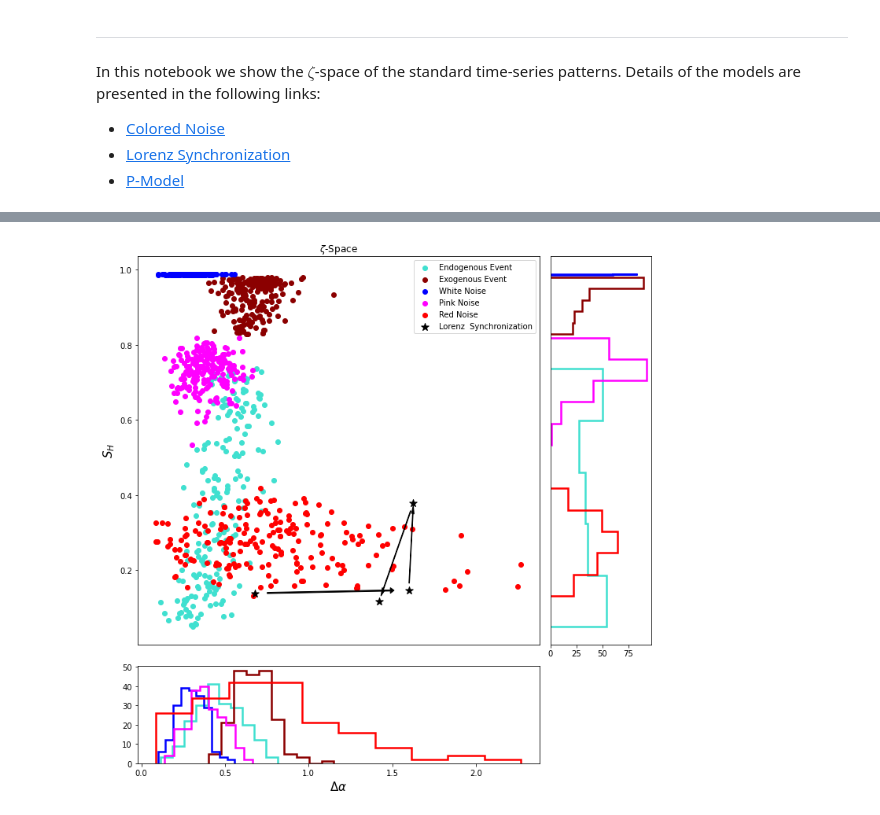
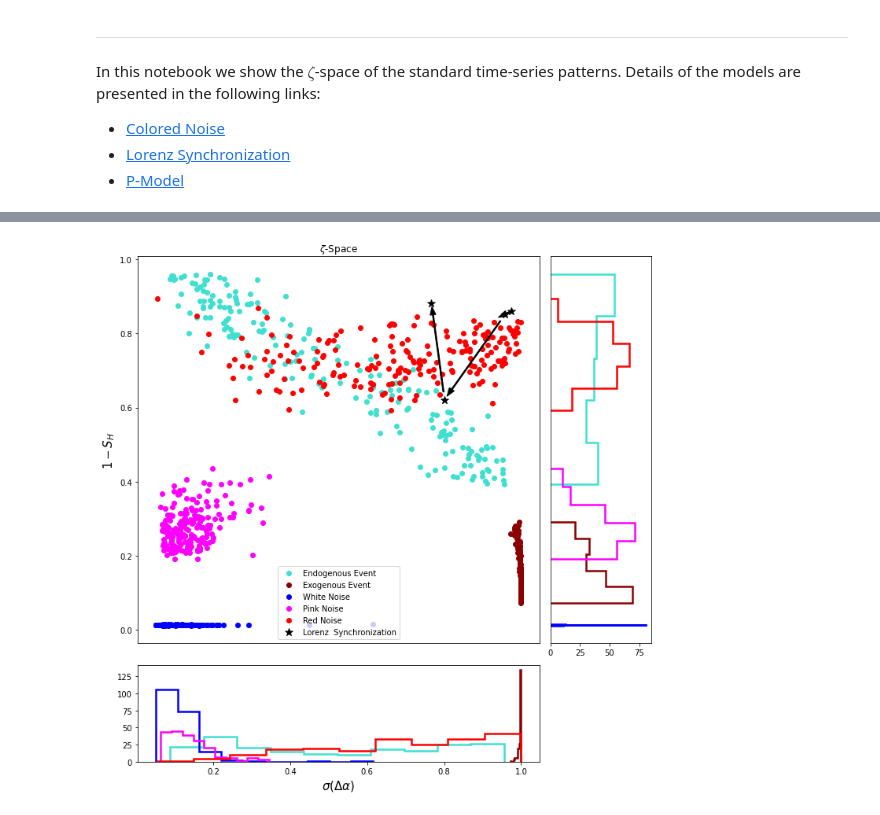
Before and after one commit to rsautter/Chi-Space, a Jupyter notebook: examples/ZetaSpace_AllStandardPatterns.ipynb, the cells around one changed output, grey strips where cells are left out. Saved outputs shown, nothing was run; the diff lists cells and outputs as text; code cells hidden in the pictures.

```diff
--- a/examples/ZetaSpace_AllStandardPatterns.ipynb
+++ b/examples/ZetaSpace_AllStandardPatterns.ipynb
@@ -43,50 +43,50 @@ lorenz['dspec'],lorenz['ddelta'] = 0.80*(lorenz.shift(periods=-1)-lorenz)['spect
 # %%
 from matplotlib.gridspec import GridSpec
 
 plt.figure(figsize=(10,10))
 
 gs = GridSpec(2, 2, width_ratios=[4, 1], height_ratios=[4, 1])
 
 plt.subplot(gs[0,0])
 plt.title(r"$\zeta$-Space")
-plt.scatter(endo['delta_alpha'], endo['spectral_entropy'],color='turquoise',label="Endogenous Event")
-plt.scatter(exo['delta_alpha'], exo['spectral_entropy'],color='darkred',label="Exogenous Event")
-plt.scatter(white['delta_alpha'], white['spectral_entropy'],color='blue',label="White Noise")
-plt.scatter(pink['delta_alpha'], pink['spectral_entropy'],color='magenta',label="Pink Noise")
-plt.scatter(red['delta_alpha'], red['spectral_entropy'],color='red',label="Red Noise")
+plt.scatter(endo['LDA'], endo['ISE'],color='turquoise',label="Endogenous Event")
+plt.scatter(exo['LDA'], exo['ISE'],color='darkred',label="Exogenous Event")
+plt.scatter(white['LDA'], white['ISE'],color='blue',label="White Noise")
+plt.scatter(pink['LDA'], pink['ISE'],color='magenta',label="Pink Noise")
+plt.scatter(red['LDA'], red['ISE'],color='red',label="Red Noise")
 
 for index,l in lorenz.dropna().iterrows():
   par = 0.1
-  plt.arrow(l['delta_alpha']+par*l['ddelta'], l['spectral_entropy']+par*l['dspec'],l['ddelta'],l['dspec'],color='k', head_width=0.015,width=0.003)
+  plt.arrow(l['LDA']+par*l['ddelta'], l['ISE']+par*l['dspec'],l['ddelta'],l['dspec'],color='k', head_width=0.015,width=0.003)
 
 for index,l in lorenz.iterrows():
   if (index==0):
-    plt.scatter(l['delta_alpha'], l['spectral_entropy'],marker = '*',color='k',s=100,label='Lorenz  Synchronization')
+    plt.scatter(l['LDA'], l['ISE'],marker = '*',color='k',s=100,label='Lorenz  Synchronization')
   else:
-    plt.scatter(l['delta_alpha'], l['spectral_entropy'],marker = '*',color='k',s=100)
+    plt.scatter(l['LDA'], l['ISE'],marker = '*',color='k',s=100)
 
-plt.ylabel("$S_H$",fontsize=15)
+plt.ylabel("$1-S_H$",fontsize=15)
 
 plt.xticks([])
 plt.legend()
 
 plt.subplot(gs[0,1])
-plt.hist(endo['spectral_entropy'],color='turquoise',histtype='step',orientation='horizontal',lw=2.5,bins=5)
-plt.hist(exo['spectral_entropy'],color='darkred',histtype='step',orientation='horizontal',lw=2.5,bins=5)
-plt.hist(white['spectral_entropy'],color='blue',histtype='step',orientation='horizontal',lw=2.5,bins=5)
-plt.hist(pink['spectral_entropy'],color='magenta',histtype='step',orientation='horizontal',lw=2.5,bins=5)
-plt.hist(red['spectral_entropy'],color='red',histtype='step',orientation='horizontal',lw=2.5,bins=5)
+plt.hist(endo['ISE'],color='turquoise',histtype='step',orientation='horizontal',lw=2.5,bins=5)
+plt.hist(exo['ISE'],color='darkred',histtype='step',orientation='horizontal',lw=2.5,bins=5)
+plt.hist(white['ISE'],color='blue',histtype='step',orientation='horizontal',lw=2.5,bins=5)
+plt.hist(pink['ISE'],color='magenta',histtype='step',orientation='horizontal',lw=2.5,bins=5)
+plt.hist(red['ISE'],color='red',histtype='step',orientation='horizontal',lw=2.5,bins=5)
 plt.yticks([])
 
 plt.subplot(gs[1,0])
-plt.hist(endo['delta_alpha'],color='turquoise',histtype='step',lw=2.5)
-plt.hist(exo['delta_alpha'],color='darkred',histtype='step',lw=2.5)
-plt.hist(white['delta_alpha'],color='blue',histtype='step',lw=2.5)
-plt.hist(pink['delta_alpha'],color='magenta',histtype='step',lw=2.5)
-plt.hist(red['delta_alpha'],color='red',histtype='step',lw=2.5)
-plt.xlabel(r"$\Delta\alpha$",fontsize=15)
+plt.hist(endo['LDA'],color='turquoise',histtype='step',lw=2.5)
+plt.hist(exo['LDA'],color='darkred',histtype='step',lw=2.5)
+plt.hist(white['LDA'],color='blue',histtype='step',lw=2.5)
+plt.hist(pink['LDA'],color='magenta',histtype='step',lw=2.5)
+plt.hist(red['LDA'],color='red',histtype='step',lw=2.5)
+plt.xlabel(r"$\sigma (\Delta\alpha)$",fontsize=15)
 
 plt.tight_layout()
 plt.show()
 # %% [output]
-[figure, old version]
+[figure, new version]
```
Also changed, not shown: parts of 2 cells of this notebook, 1 other file.
